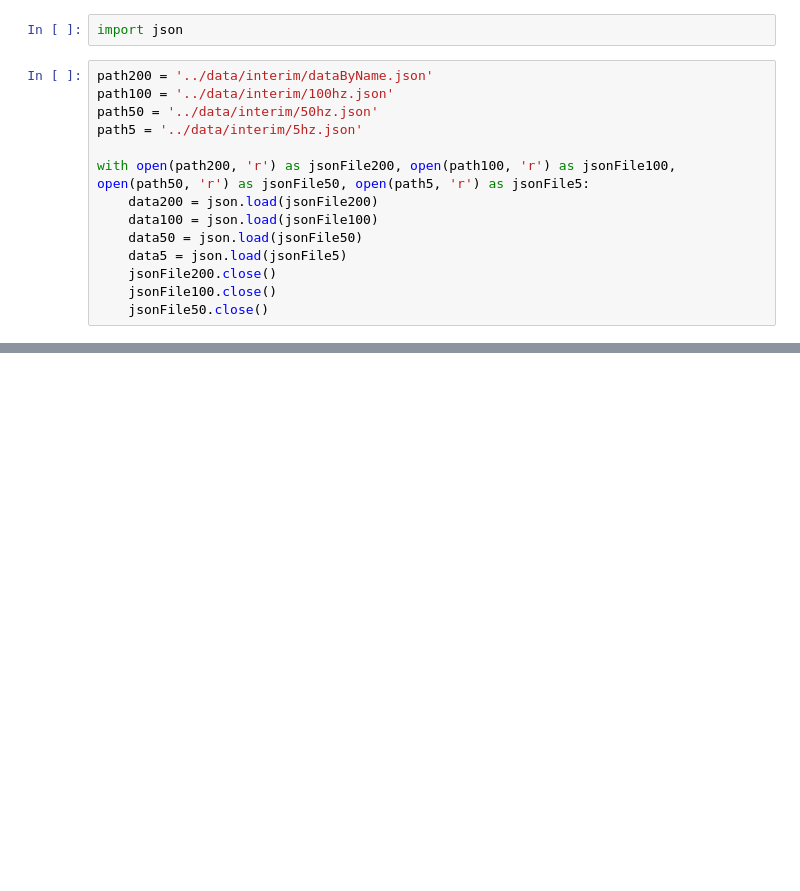
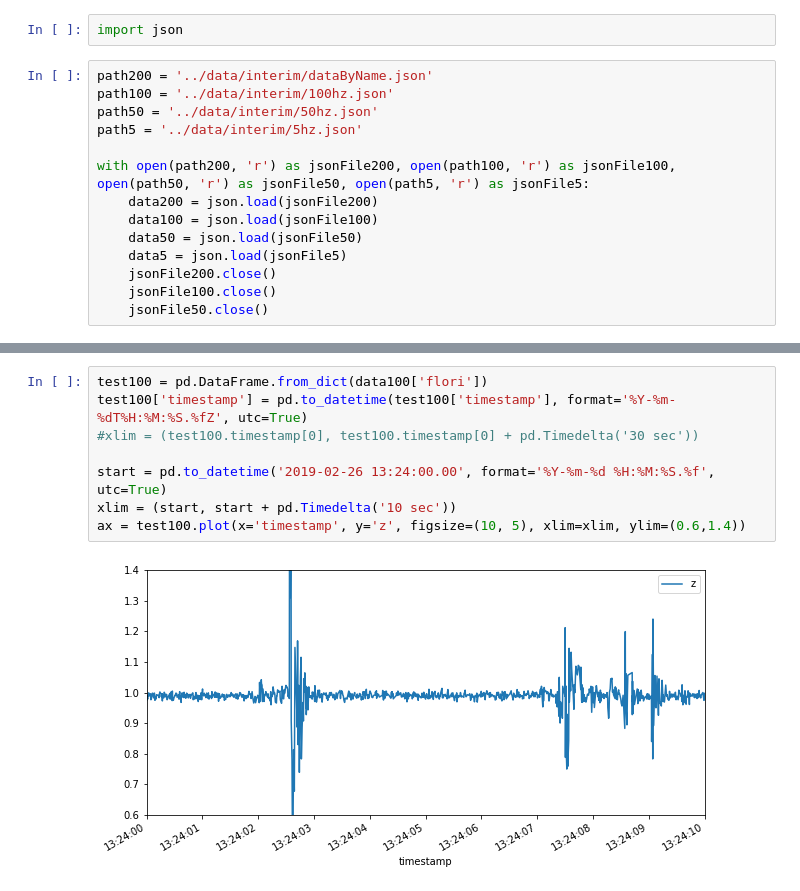
Before and after one commit to suehy/chair_sensor, a Jupyter notebook: ml_project/notebooks/initial-data-exploration.ipynb, the cells around one changed output, grey strips where cells are left out. Drawn from its saved outputs; the diff is of its cells as text; blank space fills up the shorter version.

```diff
--- a/ml_project/notebooks/initial-data-exploration.ipynb
+++ b/ml_project/notebooks/initial-data-exploration.ipynb
@@ -46,0 +51,10 @@ ax = test50.plot(x='timestamp', y='z', figsize=(40, 10))
+# %%
+test100 = pd.DataFrame.from_dict(data100['flori'])
+test100['timestamp'] = pd.to_datetime(test100['timestamp'], format='%Y-%m-%dT%H:%M:%S.%fZ', utc=True)
+#xlim = (test100.timestamp[0], test100.timestamp[0] + pd.Timedelta('30 sec'))
+
+start = pd.to_datetime('2019-02-26 13:24:00.00', format='%Y-%m-%d %H:%M:%S.%f', utc=True)
+xlim = (start, start + pd.Timedelta('10 sec'))
+ax = test100.plot(x='timestamp', y='z', figsize=(10, 5), xlim=xlim, ylim=(0.6,1.4))
+# %% [output]
+[figure, added]
```
Also changed, not shown: parts of 8 cells of this notebook.
